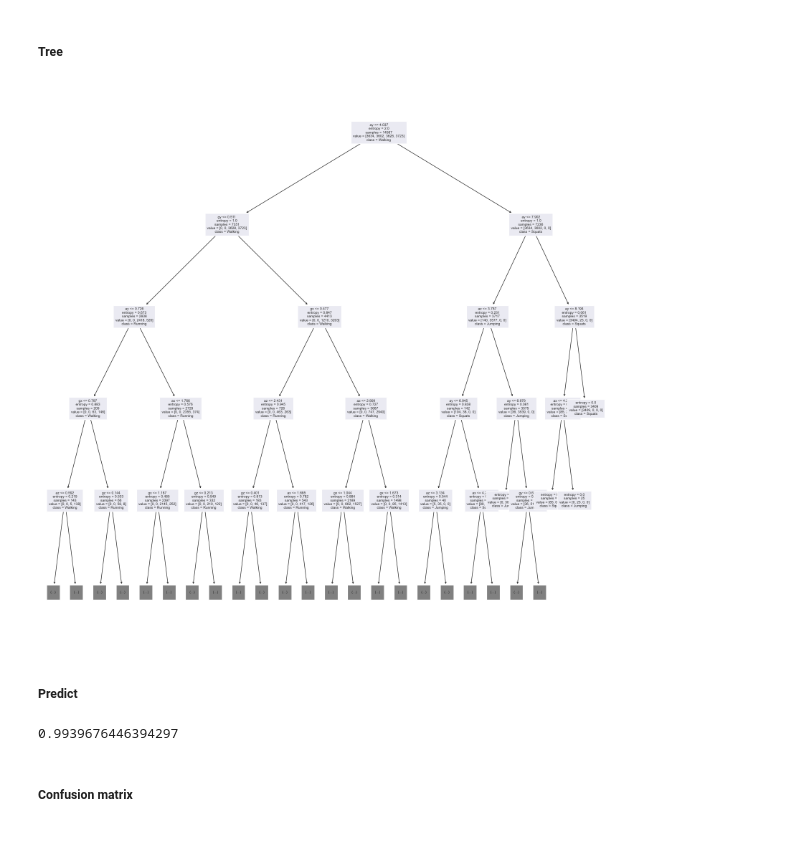
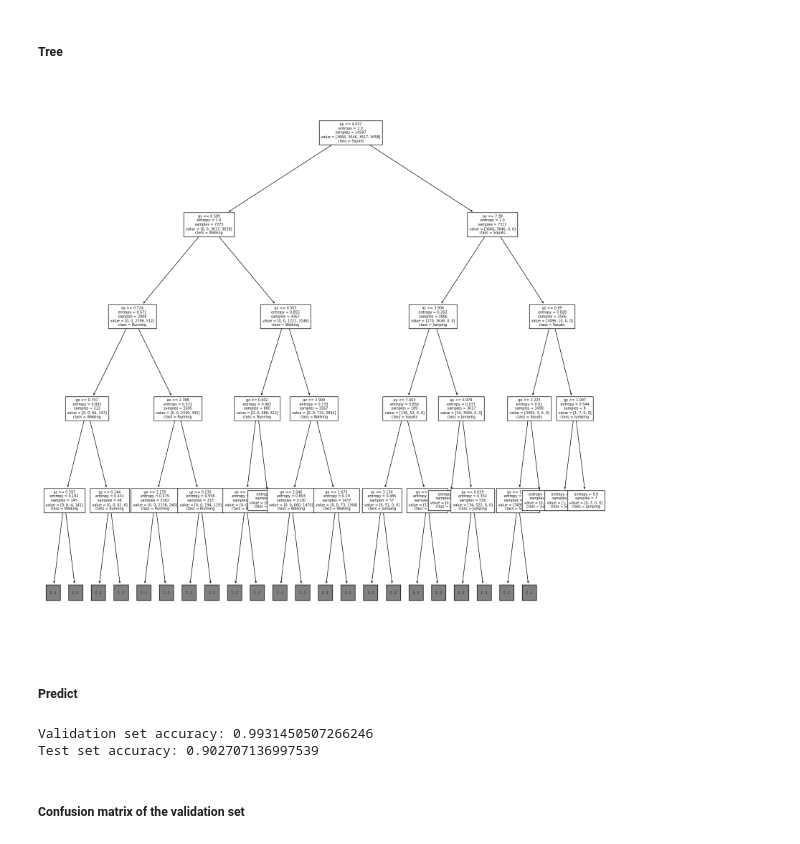
Before and after one commit to sathwikkannam/Machine-Learning-with-Data-Acquisition, a Jupyter notebook: Labs/Lab 3/feature_transformation_50.ipynb, the cells around one changed output. Saved outputs shown, nothing was run; the diff lists cells and outputs as text; code cells hidden in the pictures.

```diff
--- a/Labs/Lab 3/feature_transformation_50.ipynb
+++ b/Labs/Lab 3/feature_transformation_50.ipynb
@@ -213,15 +237,15 @@ scores_dt
 # %%
 plt.figure(figsize=(20, 20))
 plot_tree(
     decision_tree=grid_dt.best_estimator_,
-    feature_names=['ax', 'ay', 'az', 'gx', 'gy', 'gz'],
+    feature_names= acc_names + rate_gyro_names,
     class_names=['Squats', 'Jumping', 'Running', 'Walking'],
     fontsize=7,
     max_depth=4
 )
 plt.show()
 # %% [output]
-[figure, old version]
+[figure, new version]
 # %% [markdown]
 ##### Predict
 # %%
@@ -229,9 +254,10 @@ y_pred_dt = grid_knn.predict(X=X_test)
 # %%
-accuracy_score(y_true=y_test, y_pred=y_pred_dt)
+display_accuracy(accuracy_score(y_true=y_test, y_pred=y_pred_knn), accuracy_score(y_true=y_sample_true, y_pred=y_pred_sample_dt))
 # %% [output]
-0.9939676446394297
+Validation set accuracy: 0.9931450507266246
+Test set accuracy: 0.902707136997539
 # %% [markdown]
-##### Confusion matrix
+##### Confusion matrix of the validation set
 # %%
 sns_cm(y_test, y_pred_dt)
 # %% [output]
```
Also changed, not shown: parts of 30 cells of this notebook, 4 other files.
